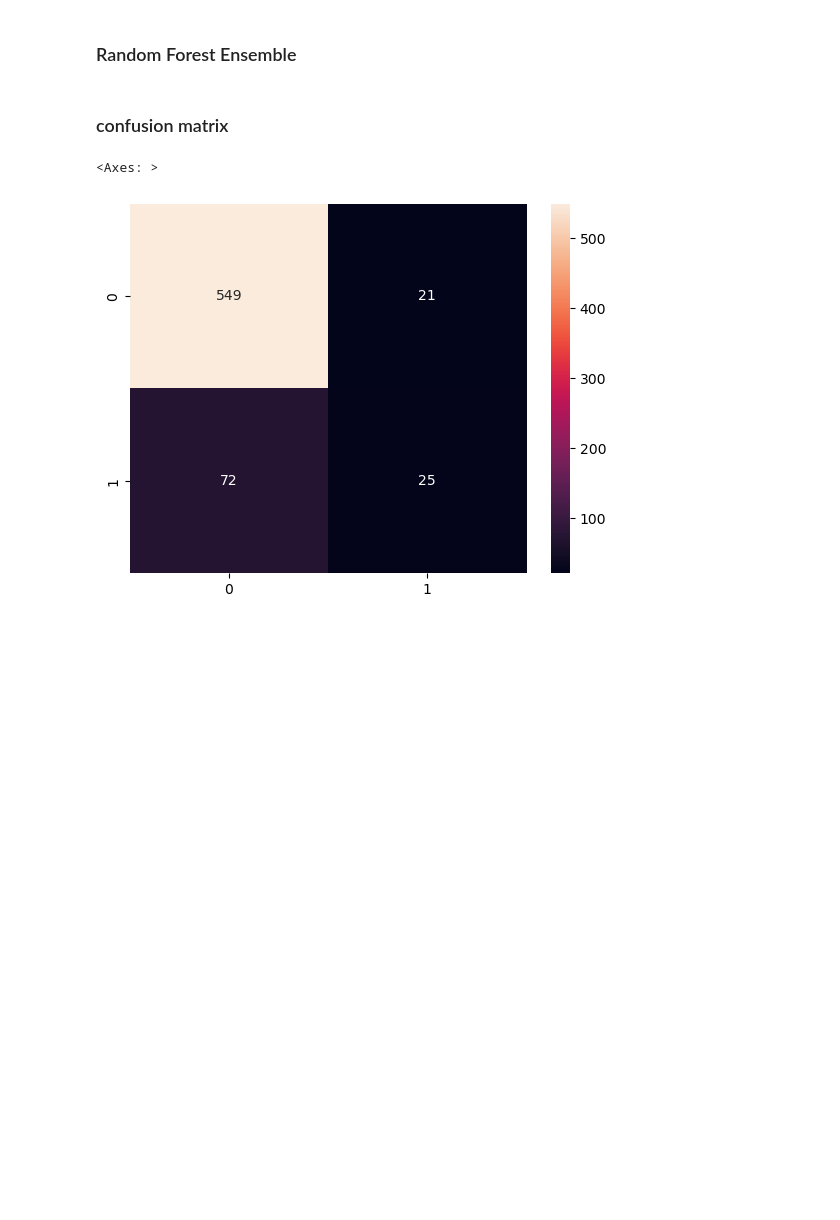
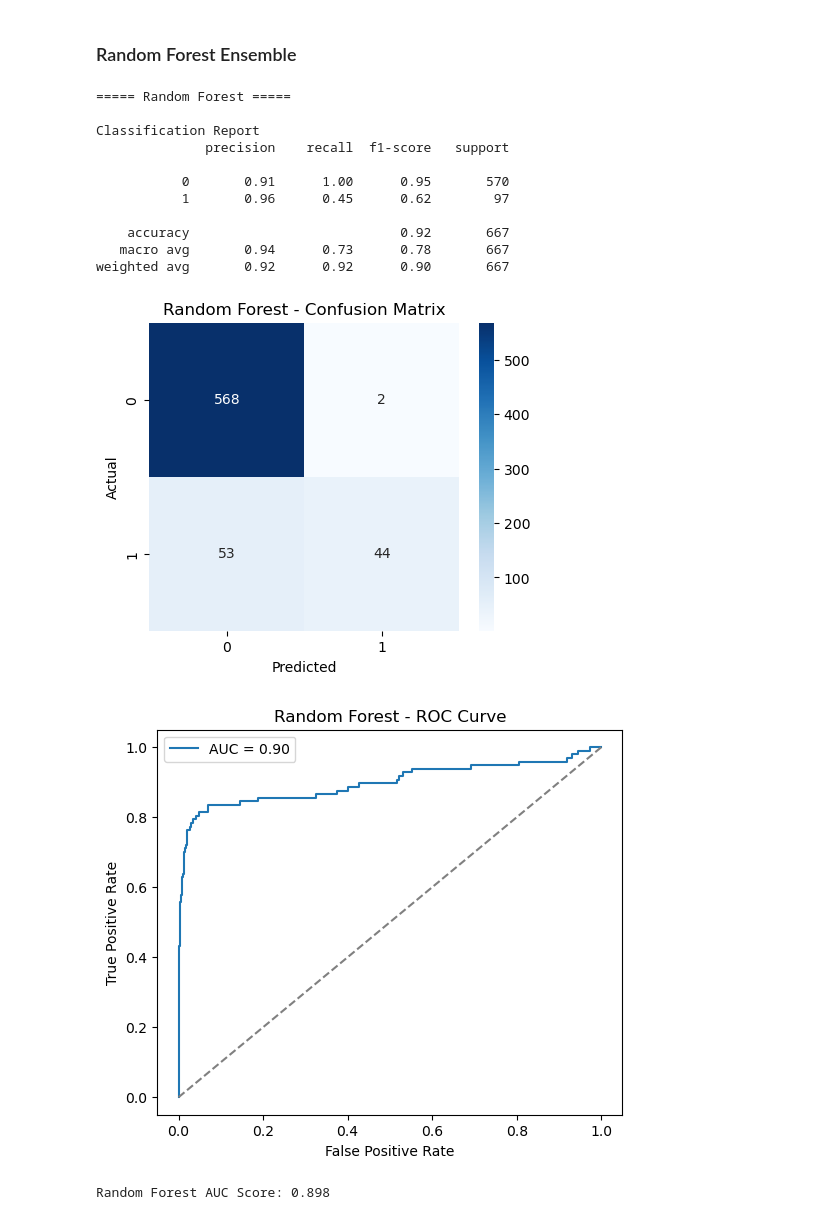
Before and after one commit to Marian-amo/SyriaTel--telecom-customer-churn-prediction, a Jupyter notebook: notebook.ipynb, the cells around one changed output. Cells and saved outputs as stored; diff of their text form; code cells hidden in the pictures; blank space fills up the shorter version.

```diff
--- a/notebook.ipynb
+++ b/notebook.ipynb
@@ -354,21 +471,31 @@ tree_pipeline = Pipeline([
 # %% [markdown]
 ### Random Forest Ensemble
 # %%
-Randomforest_pipeline = Pipeline([
+randomforest_pipeline = Pipeline([
     ("features", FeatureEngineering()),
     ("preprocess", preprocessor),
     ("model", RandomForestClassifier(
         n_estimators=200,
         max_depth=10,
         random_state=42
     ))
 ])
+
+randomforest_results = evaluate_model(
+    randomforest_pipeline, X_train, X_test, y_train, y_test, "Random Forest"
+)
+# %% [output]
+===== Random Forest =====
+
+Classification Report
+              precision    recall  f1-score   support
+
+           0       0.91      1.00      0.95       570
+           1       0.96      0.45      0.62        97
+
+    accuracy                           0.92       667
+   macro avg       0.94      0.73      0.78       667
+weighted avg       0.92      0.92      0.90       667
+[figure, added]
+[figure, added]
+Random Forest AUC Score: 0.898
-# %% [markdown]
-### confusion matrix
-# %%
-confusion_matrix = confusion_matrix(y_test,predictions)
-
-sns.heatmap(confusion_matrix, annot=True, fmt="d")
-# %% [output]
-<Axes: >
-[figure, removed]
```
Also changed, not shown: parts of 60 cells of this notebook.
